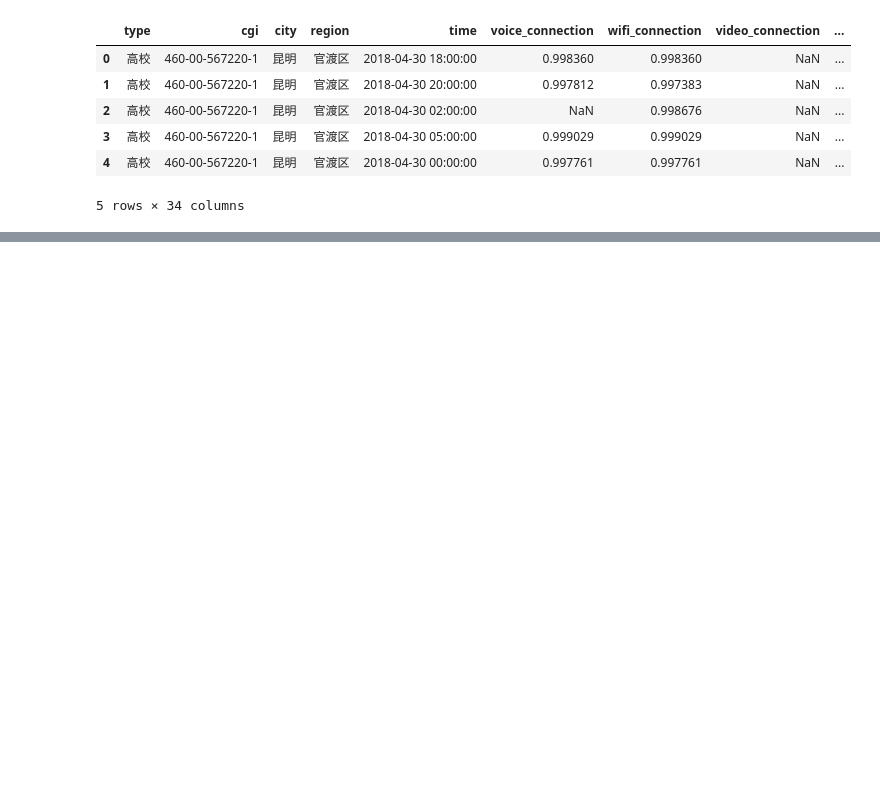
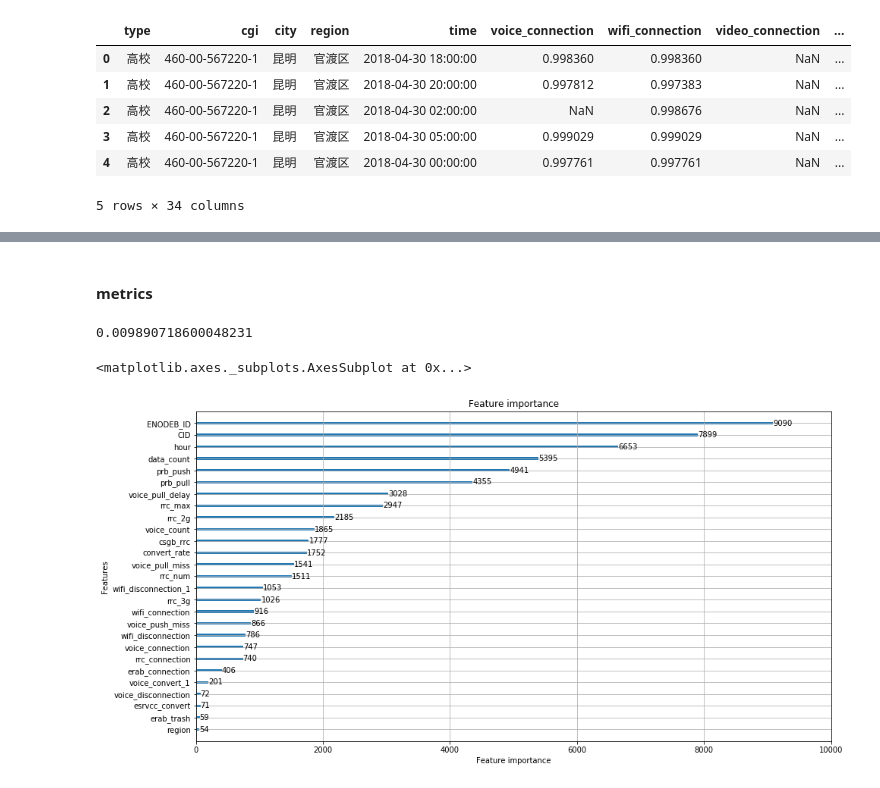
Before and after one commit to MashirosBaumkuchen/mr, a Jupyter notebook: src/situation.ipynb, the cells around one changed output, grey strips where cells are left out. Cells and saved outputs as stored; diff of their text form; code cells hidden in the pictures; blank space fills up the shorter version.

```diff
--- a/src/situation.ipynb
+++ b/src/situation.ipynb
@@ -187,0 +290,4 @@ camp.head()
+# %%
+cat_f = [
+    'region', 'ENODEB_ID', 'CID', 'hour'
+]
@@ -187,0 +327,13 @@ camp.head()
+# %%
+trainx, validx, trainy, validy = train_test_split(
+    train_x,
+    train_y_high,
+    test_size=0.1,
+    random_state=432423
+)
+
+import gc
+del train
+del train_set
+del test_set
+gc.collect()
@@ -187,0 +356,23 @@ camp.head()
+# %%
+train_data = lgb.Dataset(trainx, trainy, categorical_feature=cat_f)
+valid_data = lgb.Dataset(validx, validy, categorical_feature=cat_f)
+
+params = {
+#     'application': 'binary',
+    'boosting': 'gbdt',
+    'num_leaves': 80,
+    'min_data_in_leaf': 50,
+    'learning_rate': 0.05,
+    'zero_as_missing': True,
+    'lambda_l1': 0,
+    'lambda_l2': 0,
+    'metric':{'mse'}
+}
+
+model = lgb.train(
+    params, train_data, 2000,
+    valid_sets=[train_data, valid_data],
+    valid_names=['train', 'valid'],
+    verbose_eval=50,
+    early_stopping_rounds=100
+)
@@ -187,0 +402,16 @@ camp.head()
+# %% [markdown]
+#### metrics
+# %%
+from sklearn import metrics
+valid_auc = metrics.mean_squared_error(test_y_high, pre)
+print(valid_auc)
+# %% [output]
+0.009890718600048231
+# %%
+import matplotlib.pyplot as plt
+import pylab
+pylab.rcParams['figure.figsize'] = (15.0, 8.0) # 显示大小
+lgb.plot_importance(booster=model)
+# %% [output]
+<matplotlib.axes._subplots.AxesSubplot at 0x...>
+[figure, added]
```
Also changed, not shown: parts of 32 cells of this notebook.
